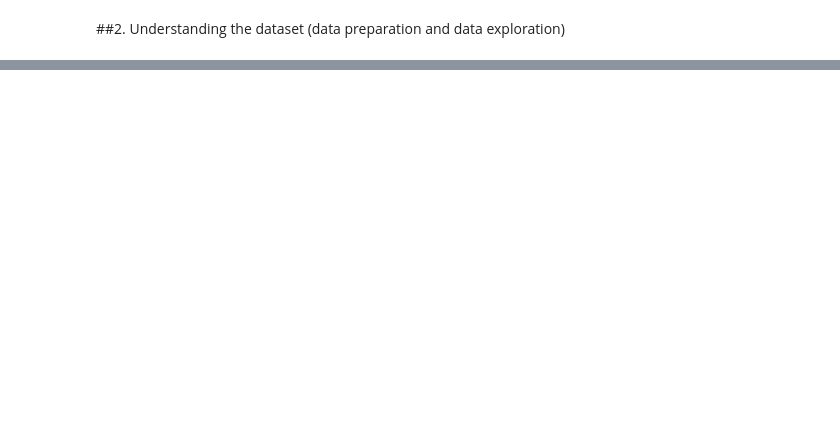
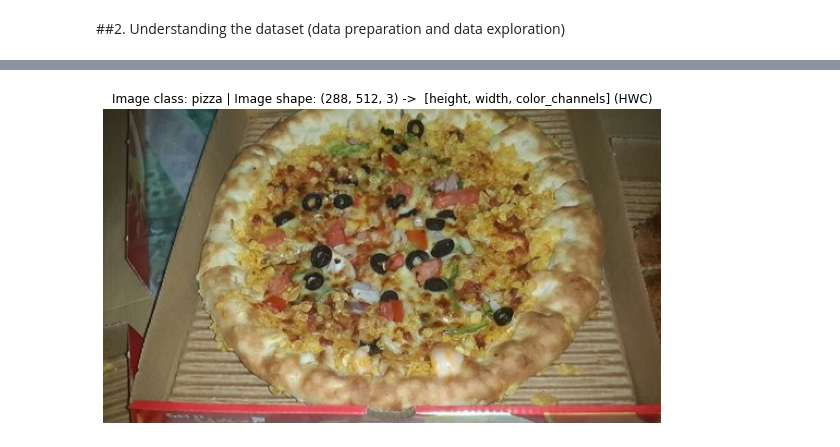
Before and after one commit to tincorpai/Deep_Learning_Pytorch, a Jupyter notebook: PyTorch_Custom_Datasets.ipynb, the cells around one changed output, grey strips where cells are left out. Drawn from its saved outputs; the diff is of its cells as text; code cells hidden in the pictures; blank space fills up the shorter version.

```diff
--- a/PyTorch_Custom_Datasets.ipynb
+++ b/PyTorch_Custom_Datasets.ipynb
@@ -124,0 +191,16 @@ There are 0 directories and 31 images in 'data/pizza_steak_sushi/test/sushi'.
+# %%
+#Visualizing single image
+import numpy as np
+import matplotlib.pyplot as plt
+
+
+#turn the image to numpy array
+img_as_array = np.asarray(img)
+
+#plot the image with matplotlib
+plt.figure(figsize = (10, 7))
+plt.imshow(img_as_array)
+plt.title(f"Image class: {image_class} | Image shape: {img_as_array.shape} ->  [height, width, color_channels] (HWC)")
+plt.axis(False);
+# %% [output]
+[figure, added]
```
Also changed, not shown: parts of 66 cells of this notebook.
